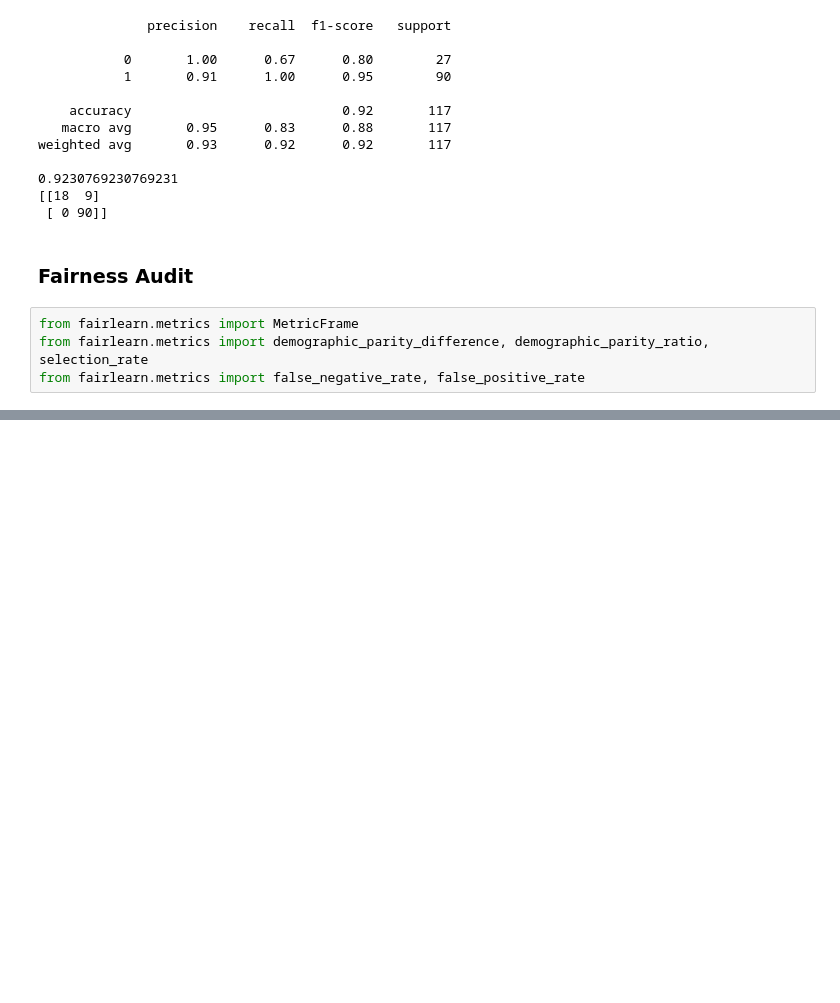
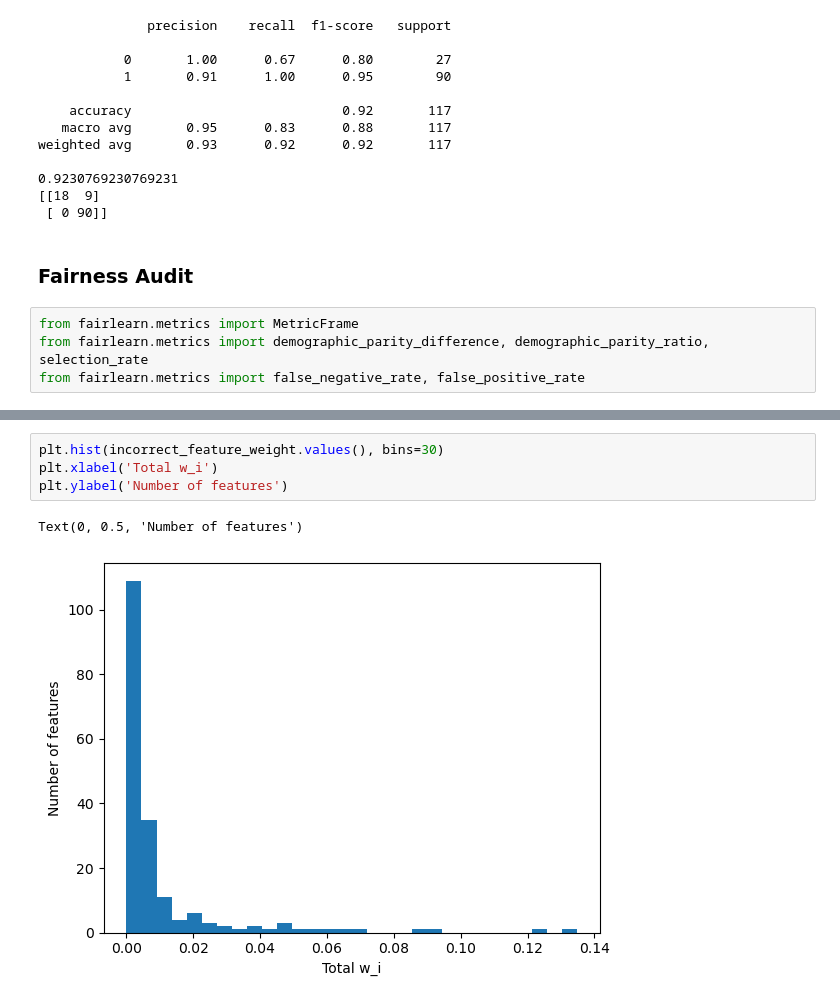
Before and after one commit to shreemayisonti7/fairness_audit, a Jupyter notebook: improved_model.ipynb, the cells around one changed output, grey strips where cells are left out. Saved outputs shown, nothing was run; the diff lists cells and outputs as text; blank space fills up the shorter version.

```diff
--- a/improved_model.ipynb
+++ b/improved_model.ipynb
@@ -277,0 +385,7 @@ from fairlearn.metrics import false_negative_rate, false_positive_rate
+# %%
+plt.hist(incorrect_feature_weight.values(), bins=30)
+plt.xlabel('Total w_i')
+plt.ylabel('Number of features')
+# %% [output]
+Text(0, 0.5, 'Number of features')
+[figure, added]
```
Also changed, not shown: parts of 22 cells of this notebook, 1 other file.
